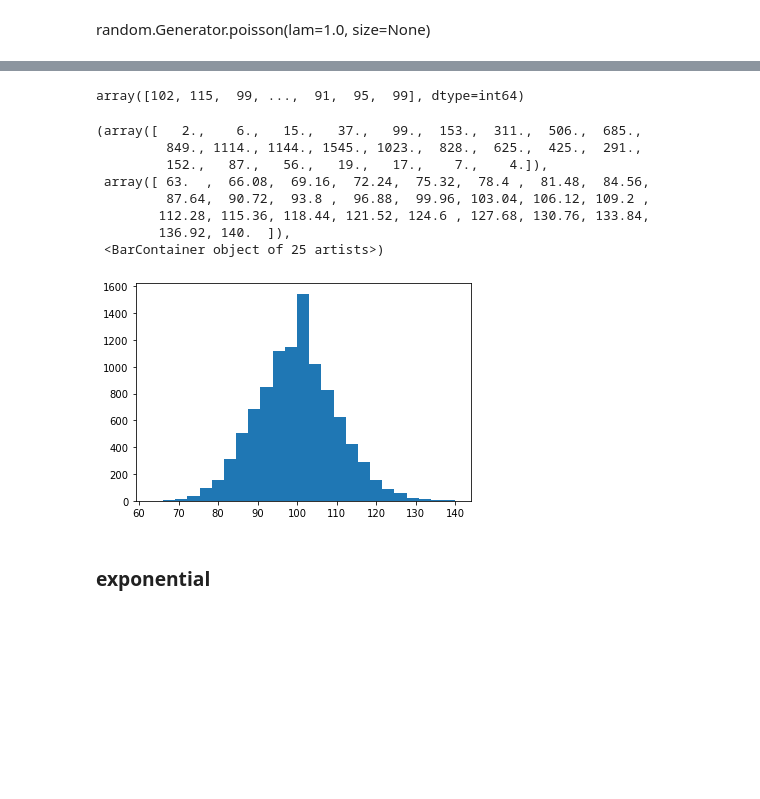
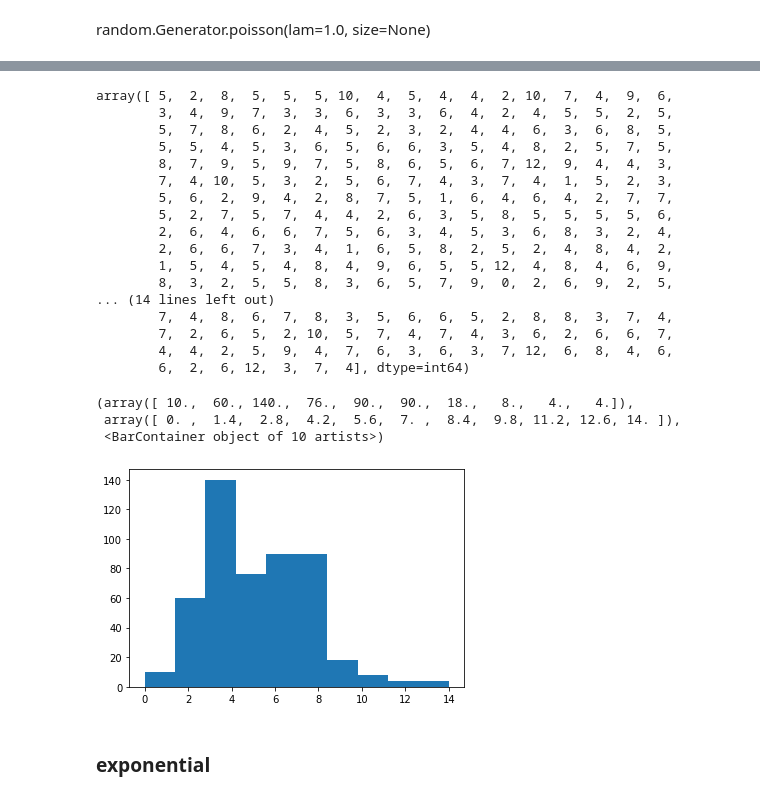
Before and after one commit to andrewjscott/Programming-for-Data-Analysis-Assignment, a Jupyter notebook: Numpy-random.ipynb, the cells around one changed output, grey strips where cells are left out. Drawn from its saved outputs; the diff is of its cells as text; code cells hidden in the pictures; blank space fills up the shorter version.

```diff
--- a/Numpy-random.ipynb
+++ b/Numpy-random.ipynb
@@ -591,21 +630,34 @@ random.Generator.poisson(lam=1.0, size=None)
 # %%
-poisson = rng.poisson(100, 10000)
+# Generating random data from a poisson distribution
+lamda = 5
+poisson = rng.poisson(lamda, size=500)
+poisson
+# %% [output]
+array([ 5,  2,  8,  5,  5,  5, 10,  4,  5,  4,  4,  2, 10,  7,  4,  9,  6,
+        3,  4,  9,  7,  3,  3,  6,  3,  3,  6,  4,  2,  4,  5,  5,  2,  5,
+        5,  7,  8,  6,  2,  4,  5,  2,  3,  2,  4,  4,  6,  3,  6,  8,  5,
+        5,  5,  4,  5,  3,  6,  5,  6,  6,  3,  5,  4,  8,  2,  5,  7,  5,
+        8,  7,  9,  5,  9,  7,  5,  8,  6,  5,  6,  7, 12,  9,  4,  4,  3,
+        7,  4, 10,  5,  3,  2,  5,  6,  7,  4,  3,  7,  4,  1,  5,  2,  3,
+        5,  6,  2,  9,  4,  2,  8,  7,  5,  1,  6,  4,  6,  4,  2,  7,  7,
+        5,  2,  7,  5,  7,  4,  4,  2,  6,  3,  5,  8,  5,  5,  5,  5,  6,
+        2,  6,  4,  6,  6,  7,  5,  6,  3,  4,  5,  3,  6,  8,  3,  2,  4,
+        2,  6,  6,  7,  3,  4,  1,  6,  5,  8,  2,  5,  2,  4,  8,  4,  2,
+        1,  5,  4,  5,  4,  8,  4,  9,  6,  5,  5, 12,  4,  8,  4,  6,  9,
+        8,  3,  2,  5,  5,  8,  3,  6,  5,  7,  9,  0,  2,  6,  9,  2,  5,
+... (14 lines left out)
+        7,  4,  8,  6,  7,  8,  3,  5,  6,  6,  5,  2,  8,  8,  3,  7,  4,
+        7,  2,  6,  5,  2, 10,  5,  7,  4,  7,  4,  3,  6,  2,  6,  6,  7,
+        4,  4,  2,  5,  9,  4,  7,  6,  3,  6,  3,  7, 12,  6,  8,  4,  6,
+        6,  2,  6, 12,  3,  7,  4], dtype=int64)
-# %%
-poisson
-# %% [output]
-array([102, 115,  99, ...,  91,  95,  99], dtype=int64)
 # %%
-plt.hist(poisson, bins=25)
+# Generate a plot of the random poisson data
+plt.hist(poisson)
 # %% [output]
-(array([   2.,    6.,   15.,   37.,   99.,  153.,  311.,  506.,  685.,
-         849., 1114., 1144., 1545., 1023.,  828.,  625.,  425.,  291.,
-         152.,   87.,   56.,   19.,   17.,    7.,    4.]),
- array([ 63.  ,  66.08,  69.16,  72.24,  75.32,  78.4 ,  81.48,  84.56,
-         87.64,  90.72,  93.8 ,  96.88,  99.96, 103.04, 106.12, 109.2 ,
-        112.28, 115.36, 118.44, 121.52, 124.6 , 127.68, 130.76, 133.84,
-        136.92, 140.  ]),
- <BarContainer object of 25 artists>)
+(array([ 10.,  60., 140.,  76.,  90.,  90.,  18.,   8.,   4.,   4.]),
+ array([ 0. ,  1.4,  2.8,  4.2,  5.6,  7. ,  8.4,  9.8, 11.2, 12.6, 14. ]),
+ <BarContainer object of 10 artists>)
-[figure, old version]
+[figure, new version]
 # %% [markdown]
 ### **exponential**
 # %% [markdown]
```
Also changed, not shown: parts of 52 cells of this notebook.
